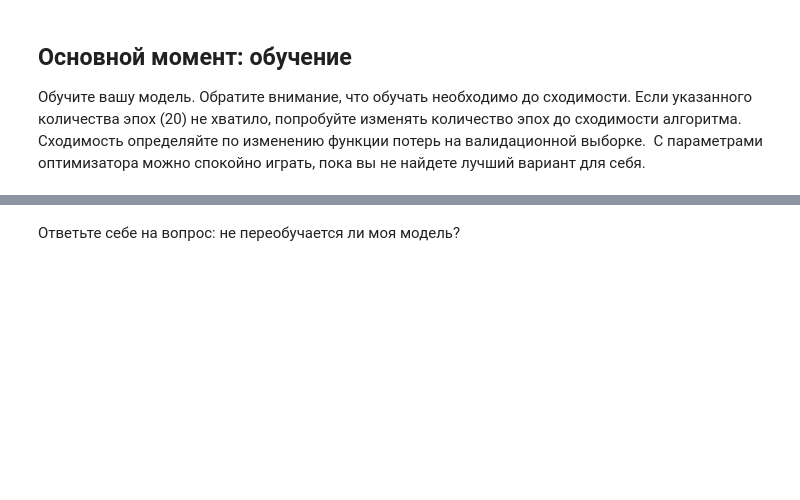
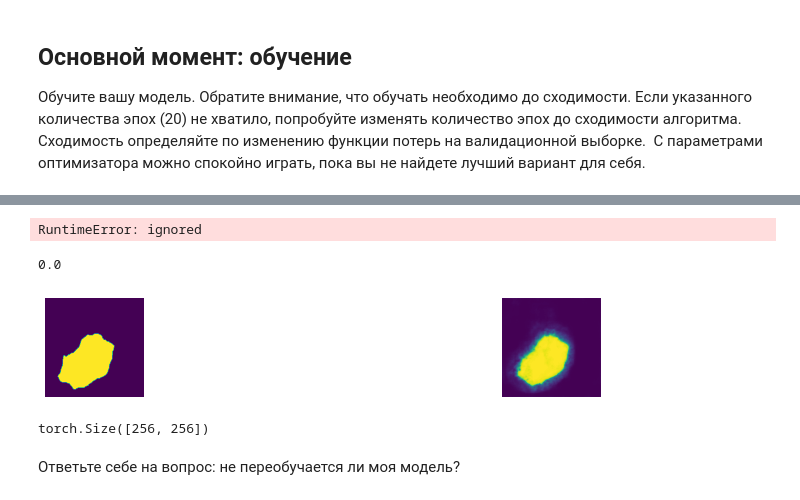
Before and after one commit to OlegTkhor/DLS_homework, a Jupyter notebook: [hw]semantic_segmentation.ipynb, the cells around one changed output, grey strips where cells are left out. Cells and saved outputs as stored; diff of their text form; code cells hidden in the pictures; blank space fills up the shorter version.

```diff
--- a/[hw]semantic_segmentation.ipynb
+++ b/[hw]semantic_segmentation.ipynb
@@ -130,7 +130,7 @@ print(len(tr), len(val), len(ts))
 #### PyTorch DataLoader
 # %%
 from torch.utils.data import DataLoader
-batch_size = 25
+batch_size = 5
 data_tr = DataLoader(list(zip(np.rollaxis(X[tr], 3, 1), Y[tr, np.newaxis])),
                      batch_size=batch_size, shuffle=True)
 data_val = DataLoader(list(zip(np.rollaxis(X[val], 3, 1), Y[val, np.newaxis])),
@@ -140,6 +140,6 @@ data_ts = DataLoader(list(zip(np.rollaxis(X[ts], 3, 1), Y[ts, np.newaxis])),
 # %%
 import torch
 device = torch.device('cuda' if torch.cuda.is_available() else 'cpu')
-device = 'cpu'
+#device = 'cpu'
 print(device)
 # %% [output]
@@ -376,6 +384,7 @@ def train(model, opt, loss_fn, epochs, data_tr, data_val):
     for epoch in range(epochs):
         tic = time()
         print('* Epoch %d/%d' % (epoch+1, epochs))
+        torch.cuda.empty_cache()
 
         avg_loss = 0
         model.train()  # train mode
@@ -401,20 +410,22 @@ def train(model, opt, loss_fn, epochs, data_tr, data_val):
         model.eval()  # testing mode
         Y_hat = model(X_batch).to('cpu')
 
-        # Visualize tools
+        # Visualize tool
+        '''
         clear_output(wait=True)
-        for k in range(6):
-            plt.subplot(2, 6, k+1)
+        for k in range(4):
+            plt.subplot(2, 4, k+1)
             plt.imshow(np.rollaxis(X_val[k].detach().numpy(), 0, 3), cmap='gray')
             plt.title('Real')
             plt.axis('off')
 
-            plt.subplot(2, 6, k+7)
+            plt.subplot(2, 4, k+7)
             plt.imshow(Y_hat[k, 0].detach().numpy(), cmap='gray')
             plt.title('Output')
             plt.axis('off')
         plt.suptitle('%d / %d - loss: %f' % (epoch+1, epochs, avg_loss))
         plt.show()
+        '''
 # %% [markdown]
 ## Инференс [1 балл]
 
@@ -457,5 +495,32 @@ print(a)
 # %%
 score_model(model, iou_pytorch, data_val)
+# %% [output]
+RuntimeError: ignored
+# %%
+model.eval()
+model.to('cpu')  # testing mode
+scores = 0
+for X_batch, Y_label in data_val:
+    Y_pred = model(X_batch)
+    scores += iou_pytorch(Y_pred, Y_label).mean().item()
+
+print(scores/len(data_val))
+# %% [output]
+0.0
+# %%
+plt.subplot(2, 2, 1)
+plt.axis("off")
+
+plt.imshow(Y_label[2][0])
+
+plt.subplot(2, 2, 2)
+plt.axis("off")
+plt.imshow(Y_pred[2][0].detach().numpy())
+plt.show();
+Y_pred[0][0].shape
+# %% [output]
+[figure, added]
+torch.Size([256, 256])
 # %% [markdown]
 Ответьте себе на вопрос: не переобучается ли моя модель?
 # %% [markdown]
```
Also changed, not shown: parts of 7 cells of this notebook.
